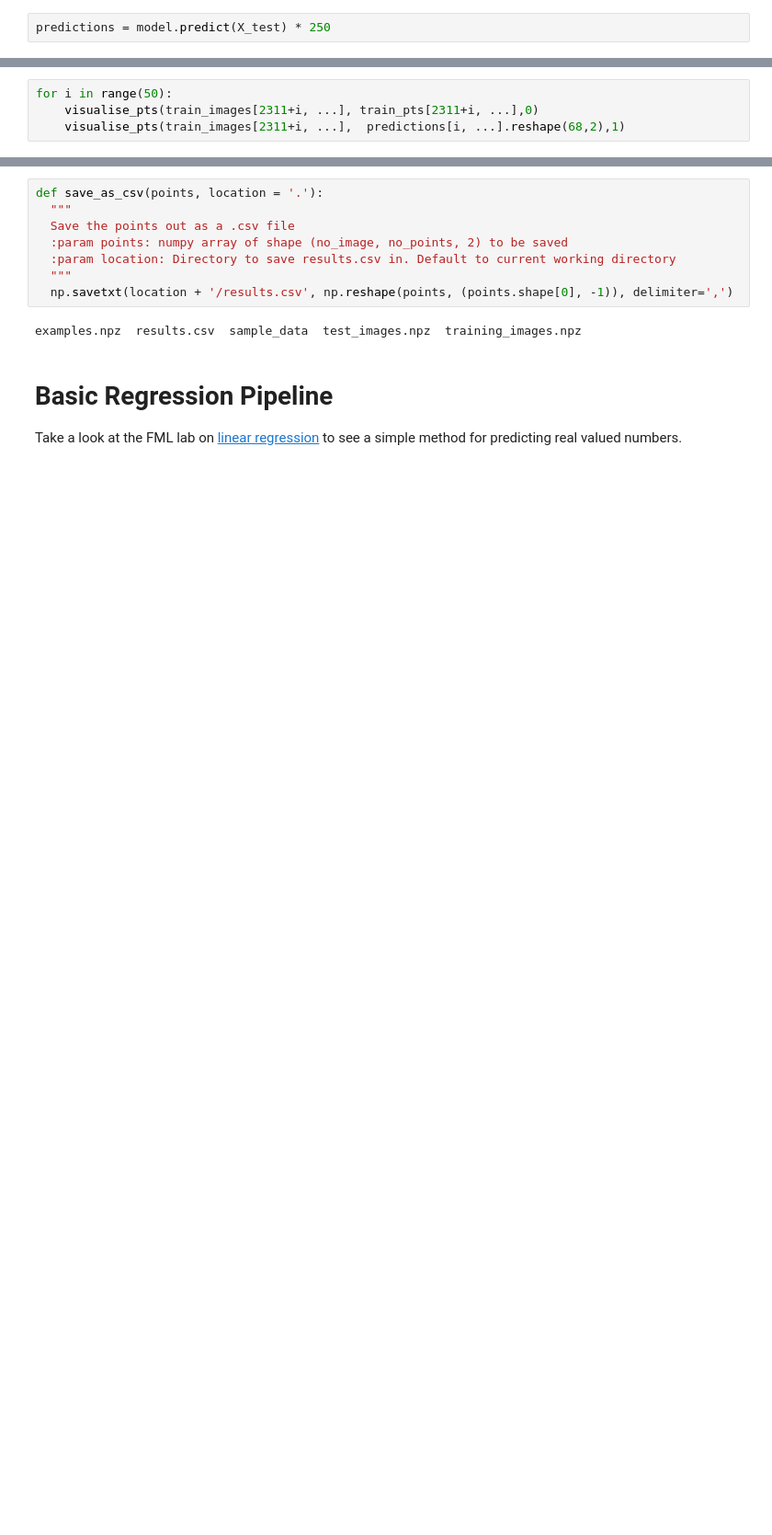
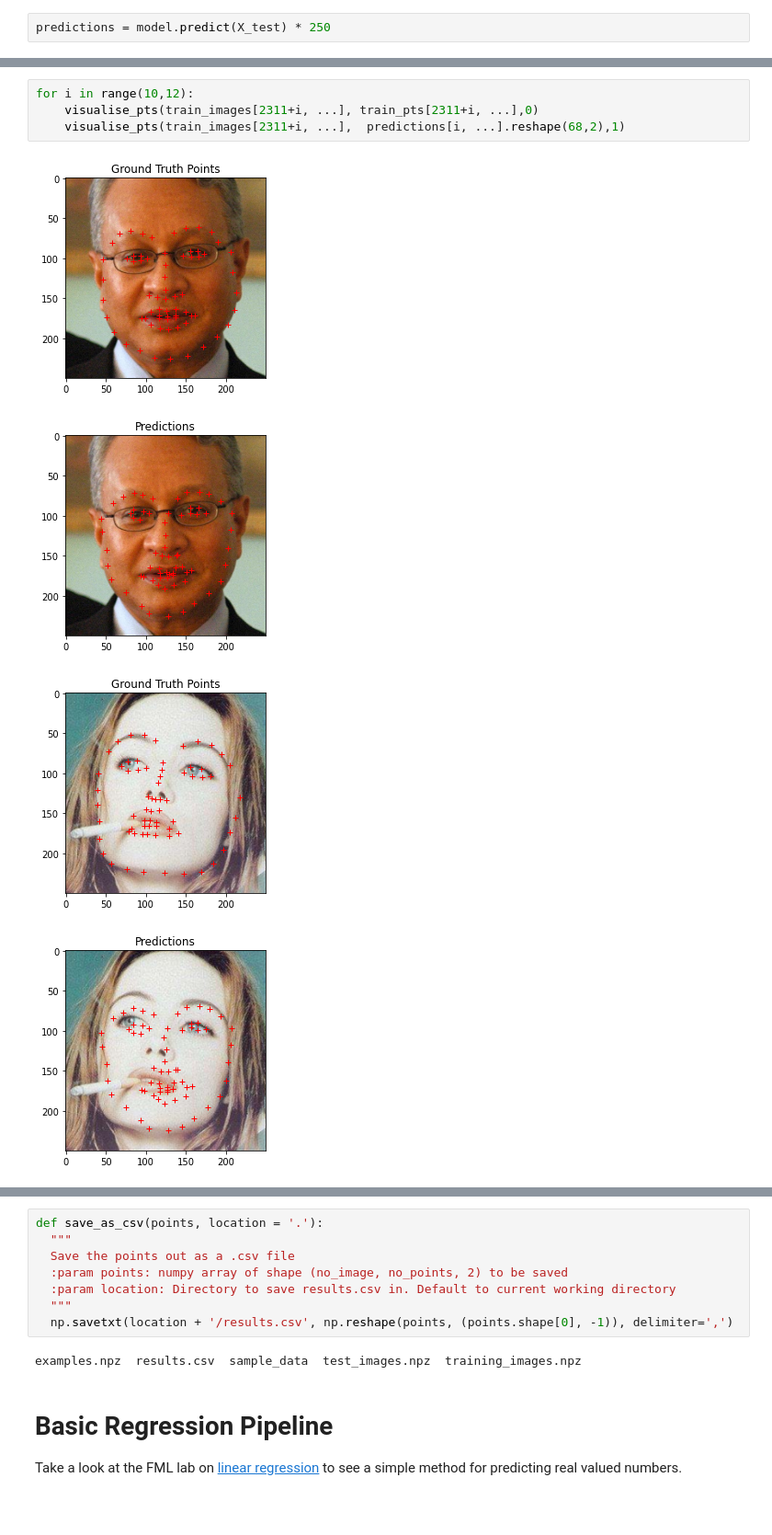
Before and after one commit to LordLean/Computer-Vision, a Jupyter notebook: CV_Labs/CV_183708.ipynb, the cells around one changed output, grey strips where cells are left out. Shown: that part at 92% size. Drawn from its saved outputs; the diff is of its cells as text; blank space fills up the shorter version.

```diff
--- a/CV_Labs/CV_183708.ipynb
+++ b/CV_Labs/CV_183708.ipynb
@@ -220,7 +218,12 @@ for i in range(2):
 # %%
-for i in range(50):
+for i in range(10,12):
     visualise_pts(train_images[2311+i, ...], train_pts[2311+i, ...],0)
     visualise_pts(train_images[2311+i, ...],  predictions[i, ...].reshape(68,2),1)
+# %% [output]
+[figure, added]
+[figure, added]
+[figure, added]
+[figure, added]
 # %%
 #@title Plot average Euclidian Distance.
 # across various slices of the 68 points.
```
Also changed, not shown: parts of 11 cells of this notebook.
